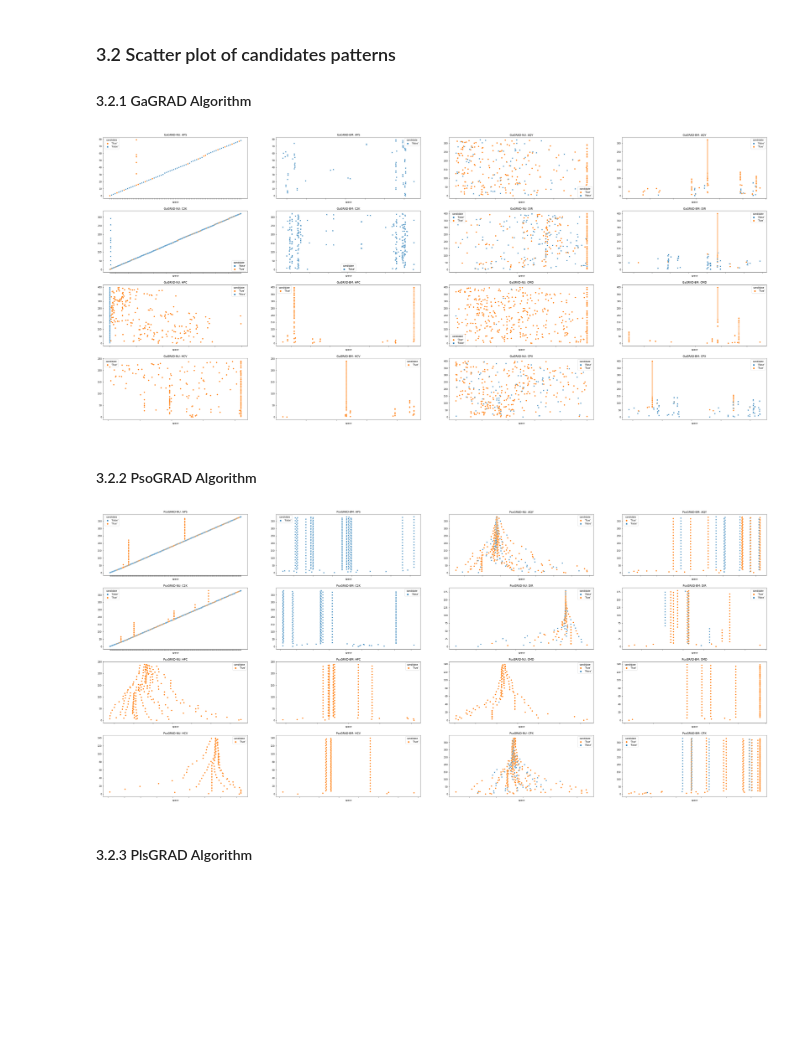
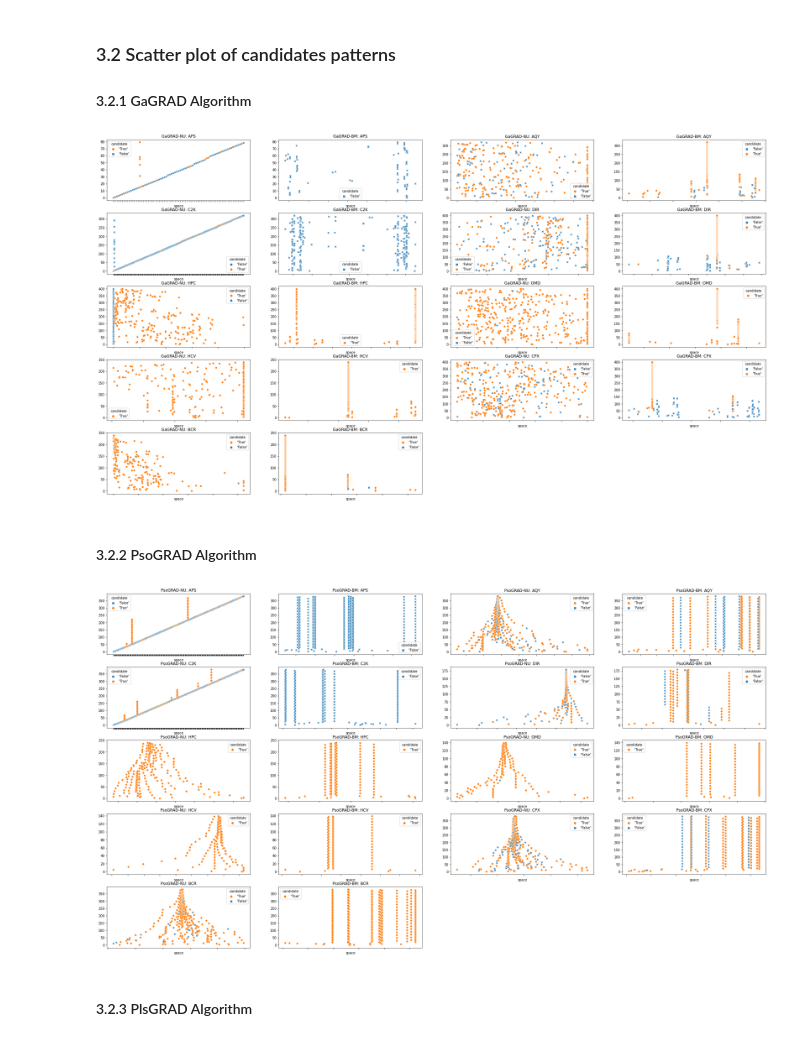
Before and after one commit to owuordickson/meso-hpc-lr, a Jupyter notebook: results/swarmgp/analysis.ipynb, the cells around one changed output. Cells and saved outputs as stored; diff of their text form; code cells hidden in the pictures; blank space fills up the shorter version.

```diff
--- a/results/swarmgp/analysis.ipynb
+++ b/results/swarmgp/analysis.ipynb
@@ -511,19 +552,27 @@ PlsGRAD run-time: WilcoxonResult(statistic=10.0, pvalue=0.1640625)
 # %% [markdown]
 #### 3.1.2 Pattern count comparison
 # %%
+import warnings
+warnings.filterwarnings('ignore')
+
 algorithms = ['GaGRAD-NU', 'GaGRAD-BM', 'PsoGRAD-NU', 'PsoGRAD-BM', 'PlsGRAD-NU', 'PlsGRAD-BM', 'PrsGRAD-NU', 'PrsGRAD-BM']
 # algorithms = ['GaGRAD-NU', 'GaGRAD-BM']
-data_sets = ['APS', 'AQY', 'C2K', 'DIR', 'HPC', 'OMD', 'HCV', 'CPX', 'BCR']
+data_sets = ['APS', 'C2K', 'AQY', 'DIR', 'HPC', 'OMD', 'HCV', 'CPX', 'BCR']
+
+# df = pd.DataFrame()
+df_data2['ratio'] = df_data2['Patterns (mean)'].div(df_data2['Invalid-patterns (mean)'])
 
 
 fried_data = []
 for alg in algorithms:
     df1 = df_data.loc[df_data['Algorithm'] == alg]
+    # df1 = df_data2.loc[df_data2['Algorithm'] == alg]
 
     temp_data = []
     for ds in data_sets:
         df2 = df1.loc[df1['Data-set'] == ds]
         temp_data.append(df2['Patterns (mean)'].values[0])
+        # temp_data.append(df2['ratio'].values[0])
     fried_data.append(temp_data)
 
 fried_data = np.array(fried_data).T
@@ -544,6 +593,7 @@ print("PlsGRAD patterns: " + str(sp_res))
 
 print("\n")
 
+df_fried = df_fried.round(2)
 df_fried.insert(0, "Data-set", data_sets, True)
 df_fried
 # %% [output]
@@ -567,50 +617,62 @@ PlsGRAD patterns: WilcoxonResult(statistic=0.0, pvalue=0.01151382807684542)
 #### 3.2.1 GaGRAD Algorithm
 # %%
 algorithms = ['GaGRAD-NU', 'GaGRAD-BM']#, 'PsoGRAD-NU', 'PsoGRAD-BM', 'PlsGRAD-NU', 'PlsGRAD-BM', 'PrsGRAD-NU', 'PrsGRAD-BM']
-data_sets = ['APS', 'AQY', 'C2K', 'DIR', 'HPC', 'OMD', 'HCV', 'CPX']#, 'BCR']
+data_sets = ['APS', 'AQY', 'C2K', 'DIR', 'HPC', 'OMD', 'HCV', 'CPX', 'BCR']
+# data_sets = ['APS', 'C2K', 'DIR', 'OMD']
+# data_sets = ['AQY', 'HPC', 'HCV', 'CPX']
+
 
 def chunks(l, n):
     return [l[i:i+n] for i in range(0, len(l), n)]
 
-fig = plt.figure(figsize=(54,36))
+# fig = plt.figure(figsize=(24,12))
+fig = plt.figure(figsize=(36,24))
 i = 1
 
+val_counts = []
 for ds in data_sets:
     df1 = df_res.loc[df_res['Data-set'] == ds]
 
     for alg in algorithms:
         df2 = df1.loc[df1['Algorithm'] == alg]
 
         cand_str = df2['Candidates'].iloc[0].replace('[','').replace('],','\n').replace(']','').replace("' ","'").replace(" ","")
         cand_data = io.StringIO(cand_str)
 
         df_plot = pd.read_csv(cand_data, sep=",", names=['space', 'candidate'])
         y = np.arange(df_plot.shape[0])
         #print(df_plot)
 
+        # ax = plt.subplot(2, 4, i)
         ax = plt.subplot(6, 4, i)
         ax.set_title(str(str(alg) + ': '+ str(ds)))
         markers = {"'False'": "X", "'True'": "o"}
         palette ={"'False'": "C0", "'True'": "C1"}
         sb = sns.scatterplot(data=df_plot, x="space", y=y, hue="candidate", style="candidate", markers=markers, palette=palette)
         sb.set(xticklabels=[])
         i += 1
 
-
-#plt.savefig('scatter_ga.png')
+# print(val_counts)
+# plt.savefig('scatter_ga.png')
+# plt.savefig('scatter_ga2.png')
 # df_plot
+# df_res
 # %% [output]
-[figure, old version]
+[figure, new version]
 # %% [markdown]
 #### 3.2.2 PsoGRAD Algorithm
 # %%
 algorithms = ['PsoGRAD-NU', 'PsoGRAD-BM']
-data_sets = ['APS', 'AQY', 'C2K', 'DIR', 'HPC', 'OMD', 'HCV', 'CPX']#, 'BCR']
+data_sets = ['APS', 'AQY', 'C2K', 'DIR', 'HPC', 'OMD', 'HCV', 'CPX', 'BCR']
+# data_sets = ['APS', 'C2K', 'DIR', 'OMD']
+# data_sets = ['AQY', 'HPC', 'HCV', 'CPX']
+
 
 def chunks(l, n):
     return [l[i:i+n] for i in range(0, len(l), n)]
 
-fig = plt.figure(figsize=(54,36))
+# fig = plt.figure(figsize=(24,12))
+fig = plt.figure(figsize=(36,24))
 i = 1
 
 for ds in data_sets:
@@ -626,6 +688,7 @@ for ds in data_sets:
         y = np.arange(df_plot.shape[0])
         #print(df_plot)
 
+        # ax = plt.subplot(2, 4, i)
         ax = plt.subplot(6, 4, i)
         ax.set_title(str(str(alg) + ': '+ str(ds)))
         markers = {"'False'": "X", "'True'": "o"}
@@ -635,9 +698,10 @@ for ds in data_sets:
         i += 1
 
 #plt.savefig('scatter_pso.png')
+# plt.savefig('scatter_pso2.png')
 # df_plot
 # %% [output]
-[figure, old version]
+[figure, new version]
 # %% [markdown]
 #### 3.2.3 PlsGRAD Algorithm
 # %%
```
Also changed, not shown: parts of 9 cells of this notebook.
